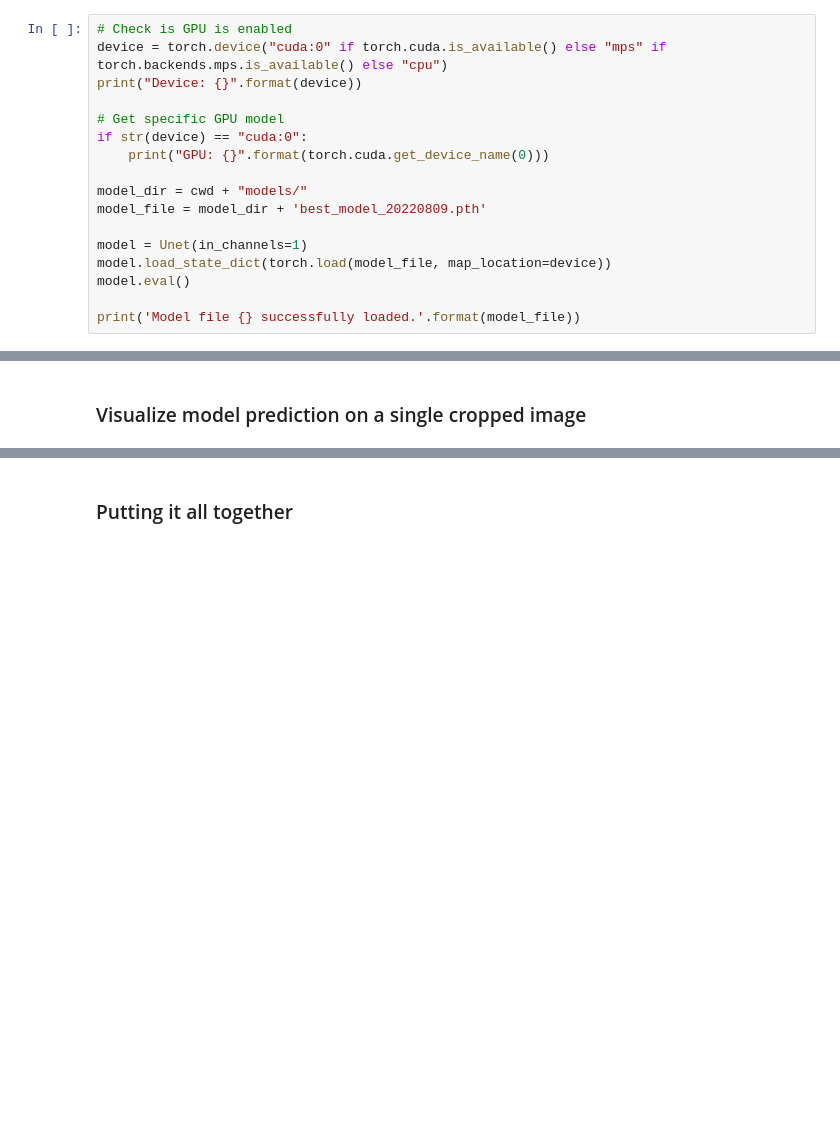
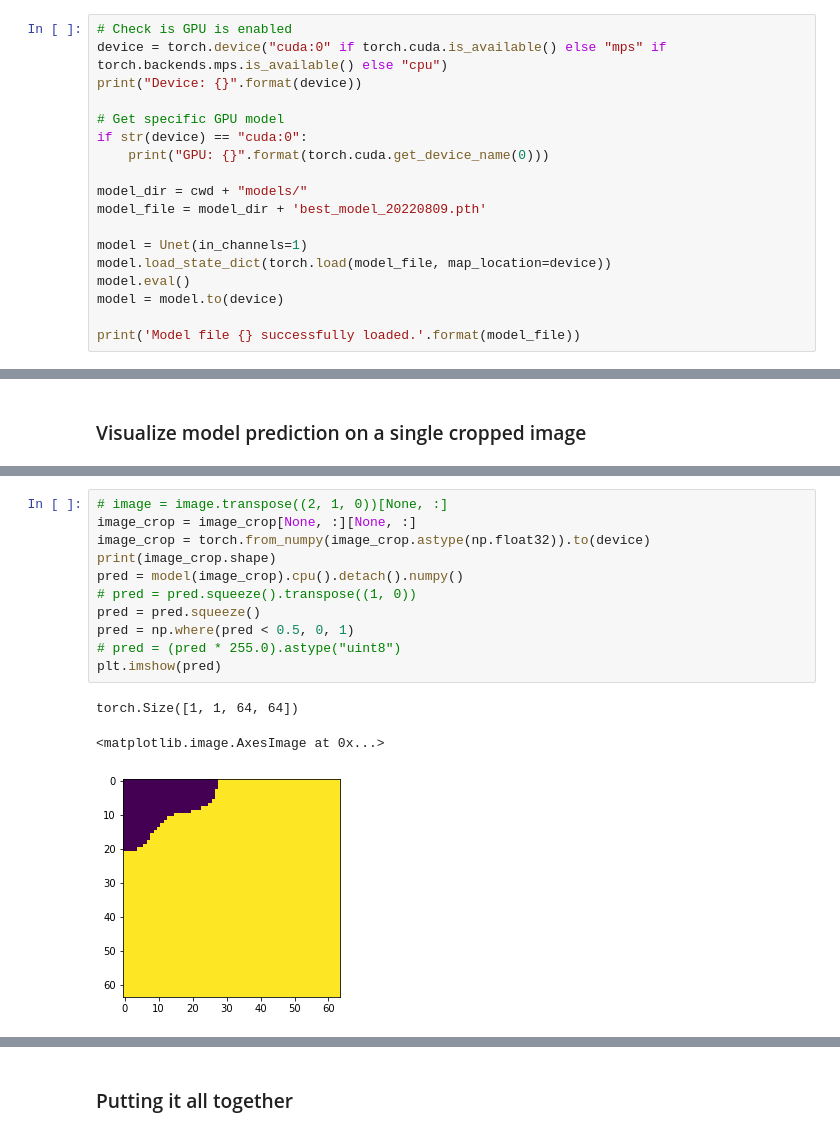
Before and after one commit to melqkiades/deep-wetlands, a Jupyter notebook: notebooks/map_wetlands.ipynb, the cells around one changed output, grey strips where cells are left out. Cells and saved outputs as stored; diff of their text form; blank space fills up the shorter version.

```diff
--- a/notebooks/map_wetlands.ipynb
+++ b/notebooks/map_wetlands.ipynb
@@ -304,6 +290,7 @@ model_file = model_dir + 'best_model_20220809.pth'
 model = Unet(in_channels=1)
 model.load_state_dict(torch.load(model_file, map_location=device))
 model.eval()
+model = model.to(device)
 
 print('Model file {} successfully loaded.'.format(model_file))
 # %% [output]
@@ -375,0 +366,15 @@ RuntimeError: Input type (MPSFloatType) and weight type (torch.FloatTensor) shou
+# %%
+# image = image.transpose((2, 1, 0))[None, :]
+image_crop = image_crop[None, :][None, :]
+image_crop = torch.from_numpy(image_crop.astype(np.float32)).to(device)
+print(image_crop.shape)
+pred = model(image_crop).cpu().detach().numpy()
+# pred = pred.squeeze().transpose((1, 0))
+pred = pred.squeeze()
+pred = np.where(pred < 0.5, 0, 1)
+# pred = (pred * 255.0).astype("uint8")
+plt.imshow(pred)
+# %% [output]
+torch.Size([1, 1, 64, 64])
+<matplotlib.image.AxesImage at 0x...>
+[figure, added]
```
Also changed, not shown: parts of 17 cells of this notebook, 1 other file.
